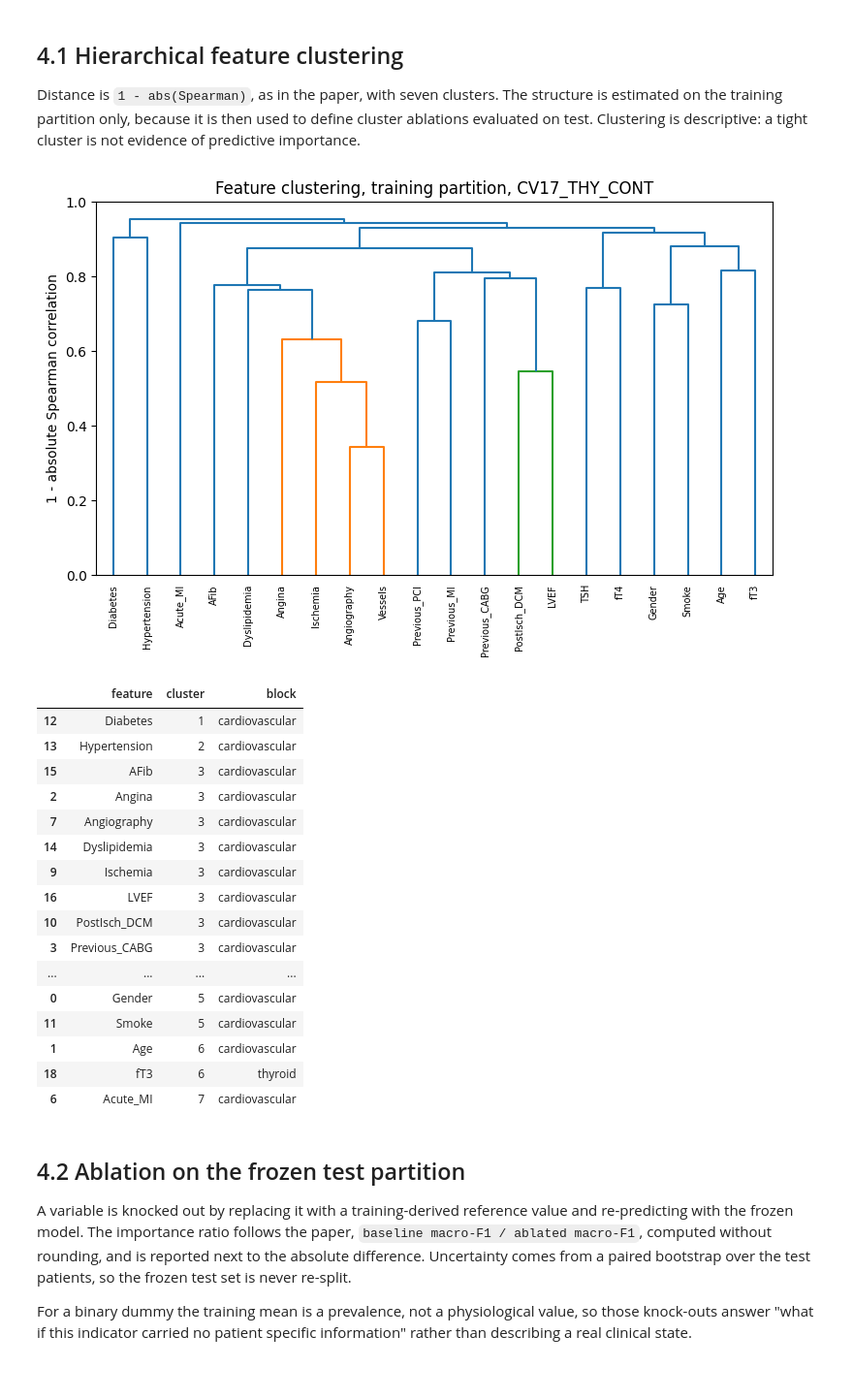
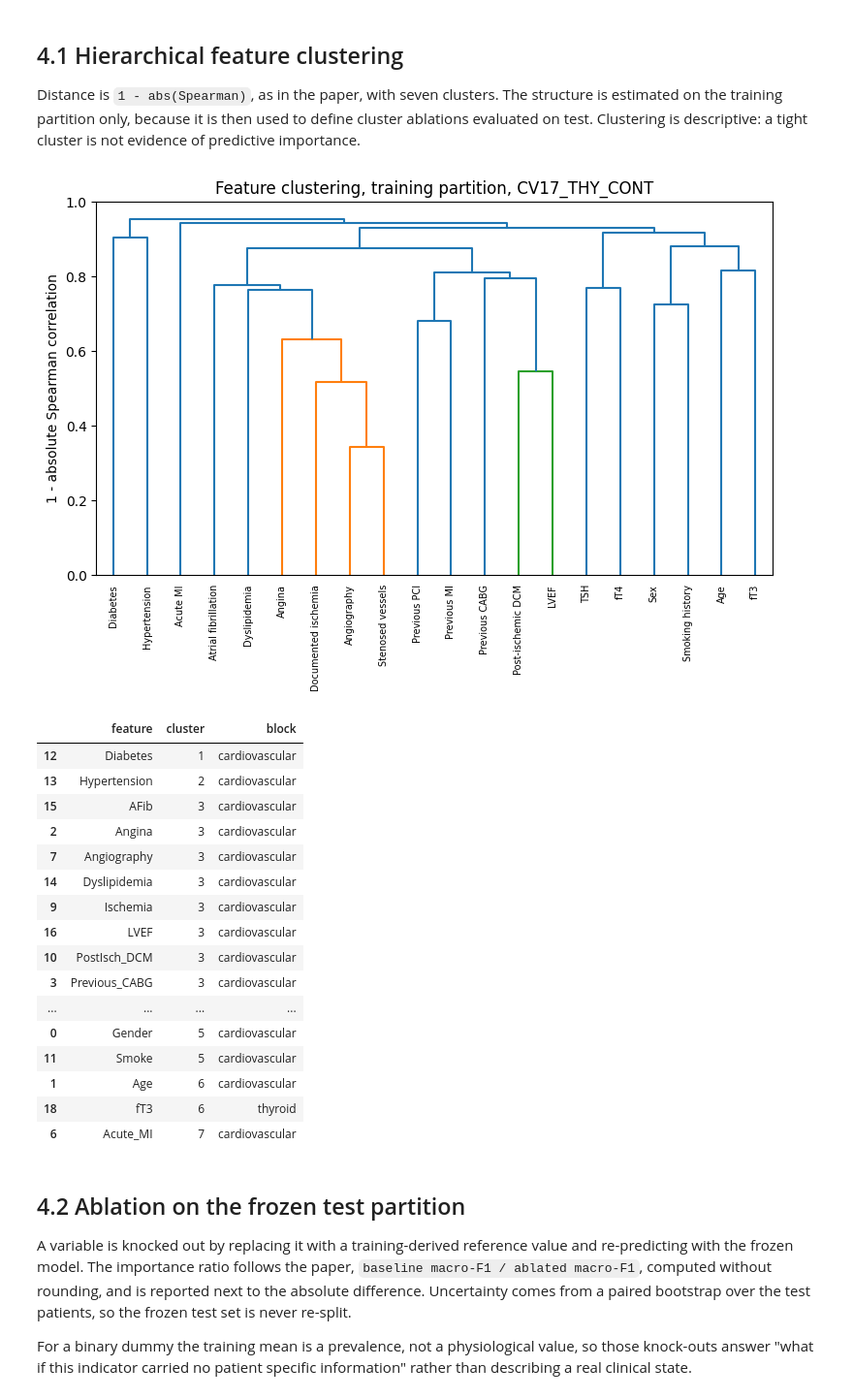
Before and after one commit to ilegul/ml4cad, a Jupyter notebook: 4_feature_cluster_explainability.ipynb, the cells around one changed output. Shown at 97% size. Saved outputs shown, nothing was run; the diff lists cells and outputs as text; code cells hidden in the pictures.

```diff
--- a/4_feature_cluster_explainability.ipynb
+++ b/4_feature_cluster_explainability.ipynb
@@ -36,6 +36,46 @@ utils.set_seed()
 HORIZON = config.HORIZONS[0]
 ARM = f"h{HORIZON}_{config.PRIMARY_THYROID}_paper"
 print("explaining frozen arm:", ARM)
+
+# Column names are the internal identifiers of the pipeline; figures use
+# readable labels instead. The mapping is presentational only and never
+# touches the data.
+DISPLAY = {
+    "Gender": "Sex",
+    "Age": "Age",
+    "LVEF": "LVEF",
+    "Vessels": "Stenosed vessels",
+    "Angiography": "Angiography",
+    "Ischemia": "Documented ischemia",
+    "Angina": "Angina",
+    "Previous_MI": "Previous MI",
+    "Acute_MI": "Acute MI",
+    "Previous_CABG": "Previous CABG",
+    "Previous_PCI": "Previous PCI",
+    "PostIsch_DCM": "Post-ischemic DCM",
+    "AFib": "Atrial fibrillation",
+    "Diabetes": "Diabetes",
+    "Hypertension": "Hypertension",
+    "Dyslipidemia": "Dyslipidemia",
+    "Smoke": "Smoking history",
+    "TSH": "TSH",
+    "fT3": "fT3",
+    "fT4": "fT4",
+    "fT3_fT4_ratio": "fT3/fT4 ratio",
+    "Euthyroid": "Euthyroid",
+    "SCH": "Subclinical hypothyroidism",
+    "SCT": "Subclinical hyperthyroidism",
+    "Low_T3": "Low T3",
+    "Hypothyroid": "Overt hypothyroidism",
+    "Hyperthyroid": "Overt hyperthyroidism",
+}
+
+
+def pretty(name):
+    return DISPLAY.get(name, name.replace("_", " "))
+
+
+ARM_LABEL = f"{config.PRIMARY_THYROID}, reference ensemble, {HORIZON:g} years"
 # %% [output]
 explaining frozen arm: h7_CV17_THY_CONT_paper
 # %%
@@ -82,26 +122,26 @@ tight cluster is not evidence of predictive importance.
 # %%
 correlation = X_train.corr(method="spearman").fillna(0.0)
 distance = 1.0 - correlation.abs()
 np.fill_diagonal(distance.values, 0.0)
 linkage_matrix = linkage(squareform(distance.values, checks=False), method="average")
 labels = fcluster(linkage_matrix, t=config.N_FEATURE_CLUSTERS, criterion="maxclust")
 
 clusters = pd.DataFrame({"feature": X_train.columns, "cluster": labels})
 clusters["block"] = np.where(clusters["feature"].isin(config.CARDIO),
                              "cardiovascular", "thyroid")
 utils.save_result(clusters, f"feature_clusters_{ARM}")
 
 fig, ax = plt.subplots(figsize=(9, 5))
-dendrogram(linkage_matrix, labels=list(X_train.columns), ax=ax,
+dendrogram(linkage_matrix, labels=[pretty(c) for c in X_train.columns], ax=ax,
            leaf_font_size=7, color_threshold=None)
 ax.set_ylabel("1 - absolute Spearman correlation")
 ax.set_title(f"Feature clustering, training partition, {feature_set}")
 plt.xticks(rotation=90)
 utils.save_fig(fig, f"feature_clusters_{ARM}")
 plt.show()
 clusters.sort_values(["cluster", "feature"])
 # %% [output]
-[figure, old version]
+[figure, new version]
 |  | feature | cluster | block |
 | 12 | Diabetes | 1 | cardiovascular |
 | 13 | Hypertension | 2 | cardiovascular |
```
Also changed, not shown: parts of 3 cells of this notebook, 36 other files.
